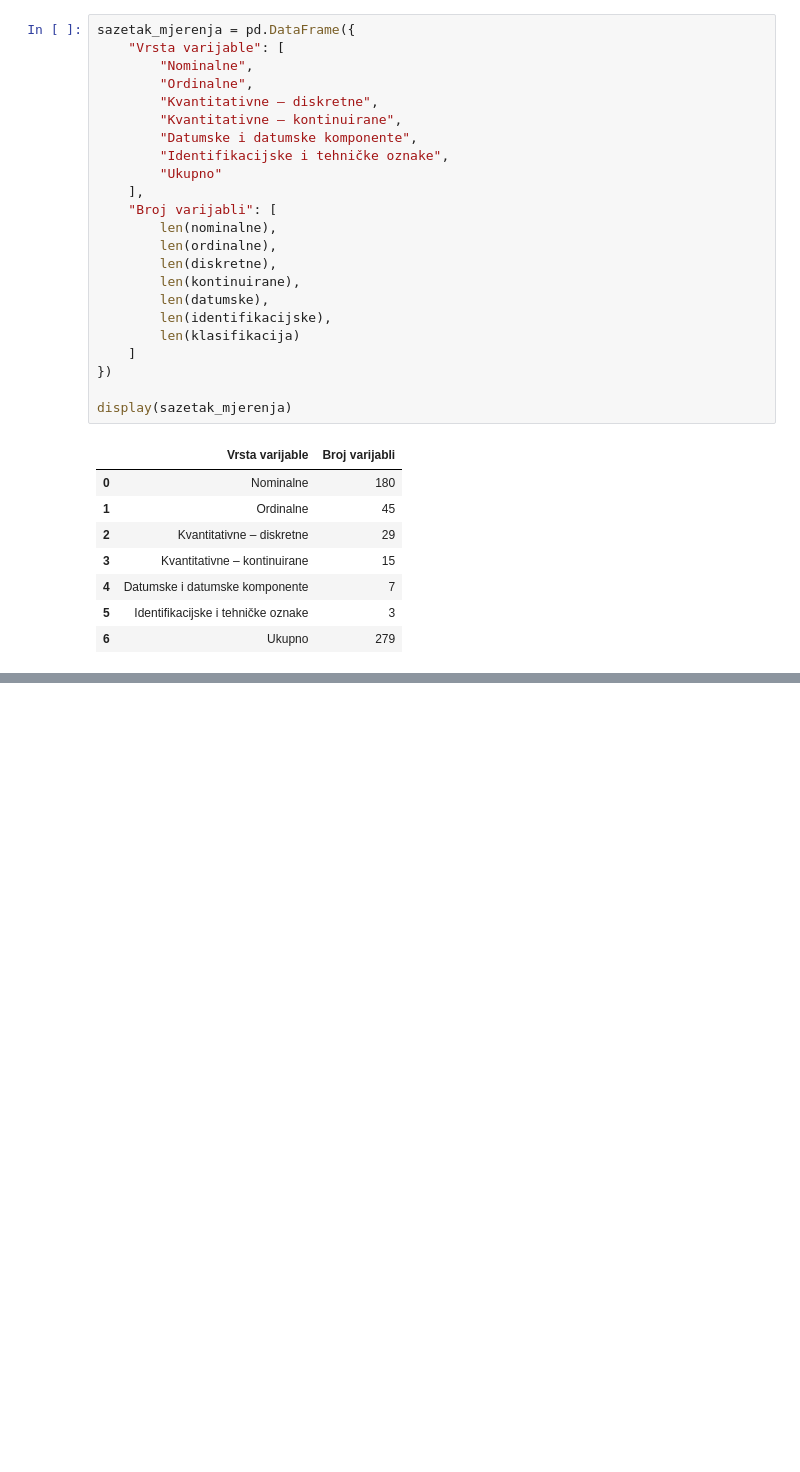
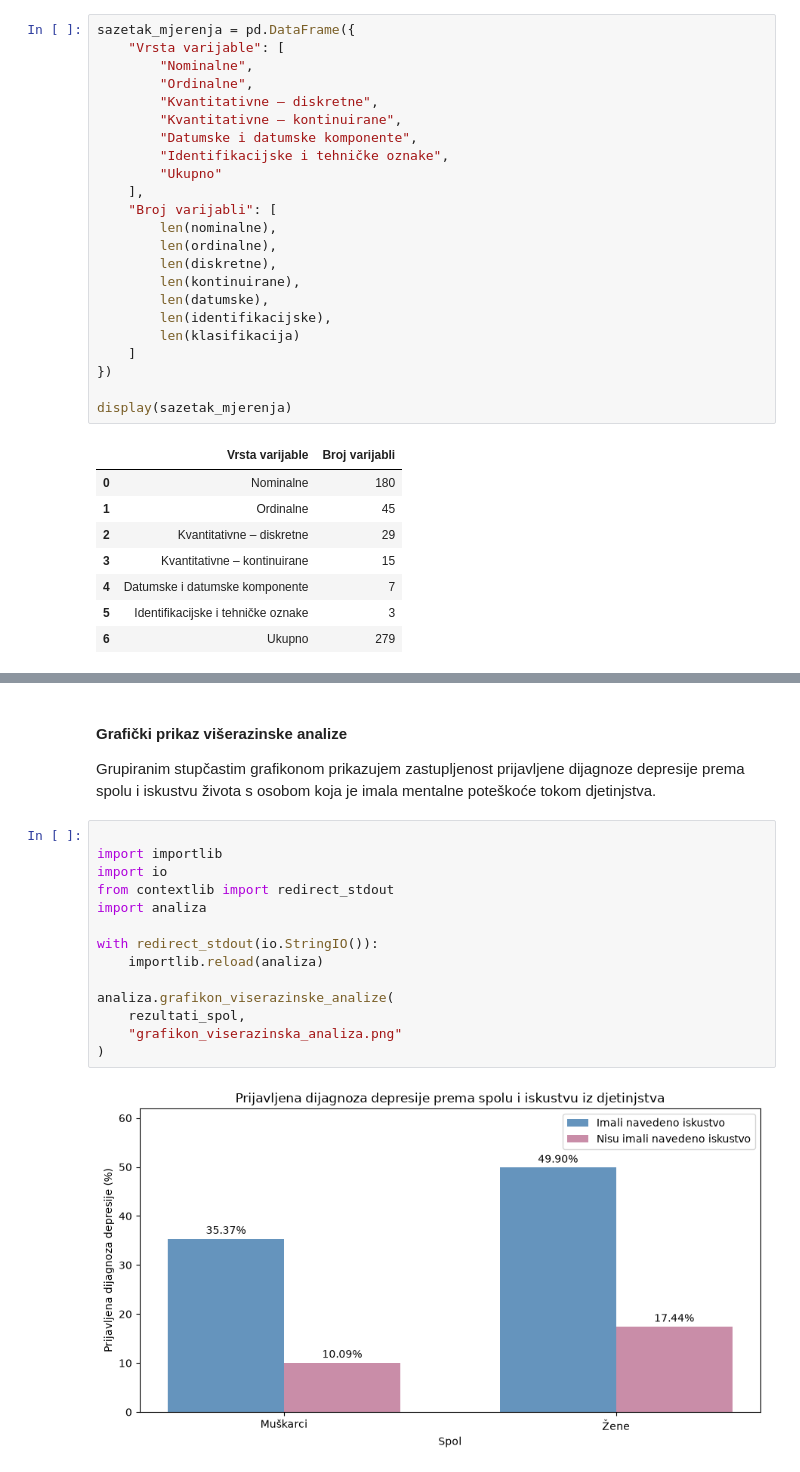
Before and after one commit to amrakaralic04/adverse-childhood-experiences-depression-prediction, a Jupyter notebook: notebook.ipynb, the cells around one changed output, grey strips where cells are left out. Saved outputs shown, nothing was run; the diff lists cells and outputs as text; blank space fills up the shorter version.

```diff
--- a/notebook.ipynb
+++ b/notebook.ipynb
@@ -972,0 +1599,21 @@ display(sazetak_mjerenja)
+# %% [markdown]
+
+#### Grafički prikaz višerazinske analize
+
+Grupiranim stupčastim grafikonom prikazujem zastupljenost prijavljene dijagnoze depresije prema spolu i iskustvu života s osobom koja je imala mentalne poteškoće tokom djetinjstva.
+# %%
+
+import importlib
+import io
+from contextlib import redirect_stdout
+import analiza
+
+with redirect_stdout(io.StringIO()):
+    importlib.reload(analiza)
+
+analiza.grafikon_viserazinske_analize(
+    rezultati_spol,
+    "grafikon_viserazinska_analiza.png"
+)
+# %% [output]
+[figure, added]
```
Also changed, not shown: parts of 82 cells of this notebook, 2 other files.
